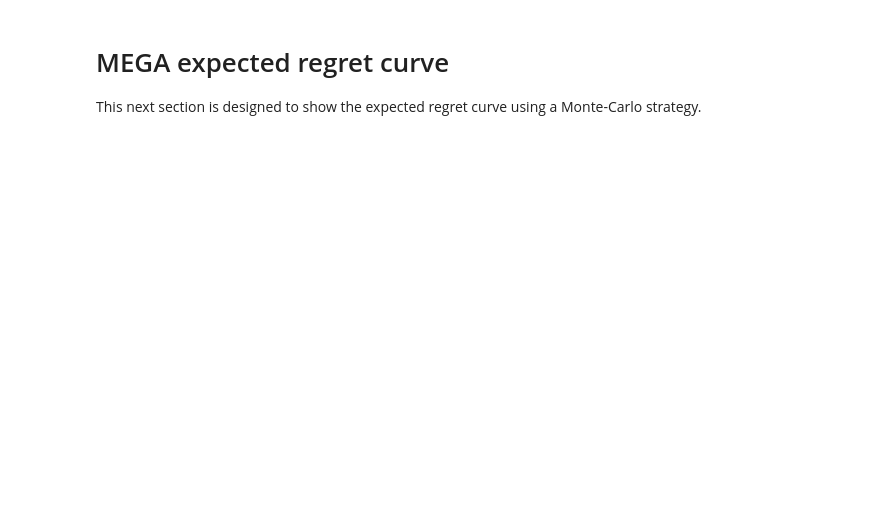
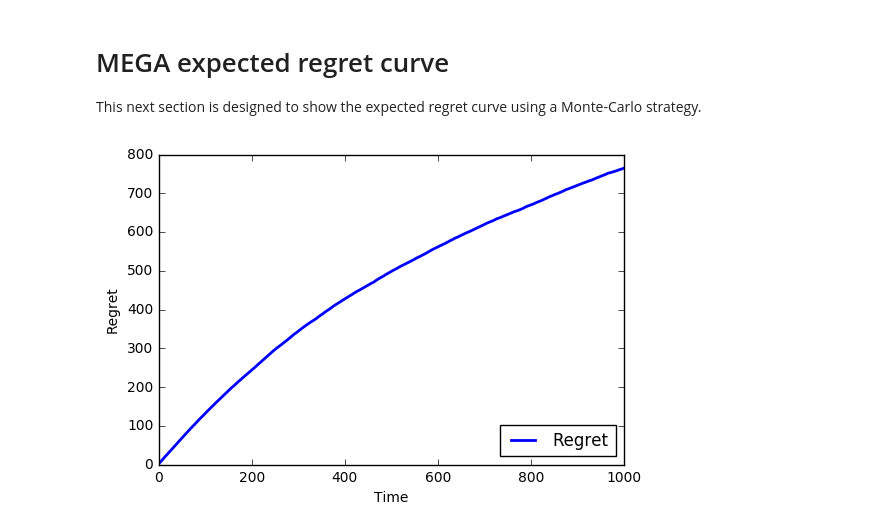
Before and after one commit to zaccharieramzi/rl-project, a Jupyter notebook: benchmark.ipynb, the cells around one changed output. Saved outputs shown, nothing was run; the diff lists cells and outputs as text; code cells hidden in the pictures; blank space fills up the shorter version.

```diff
--- a/benchmark.ipynb
+++ b/benchmark.ipynb
@@ -86,3 +94,8 @@ mega_rewards = np.zeros((mc_horizon, t_horizon))
 for t in range(mc_horizon):
     rewards, collisions = mega_routine(n_users, mega_params, n_arms, t_horizon, arm_means, alg='eps')
     mega_rewards[t, :] = np.sum(rewards, axis=0)
+# %%
+mega_expected_rewards = np.mean(mega_rewards, axis=0)
+regret_plt(best_arms_mean, mega_expected_rewards)
+# %% [output]
+[figure, added]
```
Also changed, not shown: parts of 6 cells of this notebook, 1 other file.
